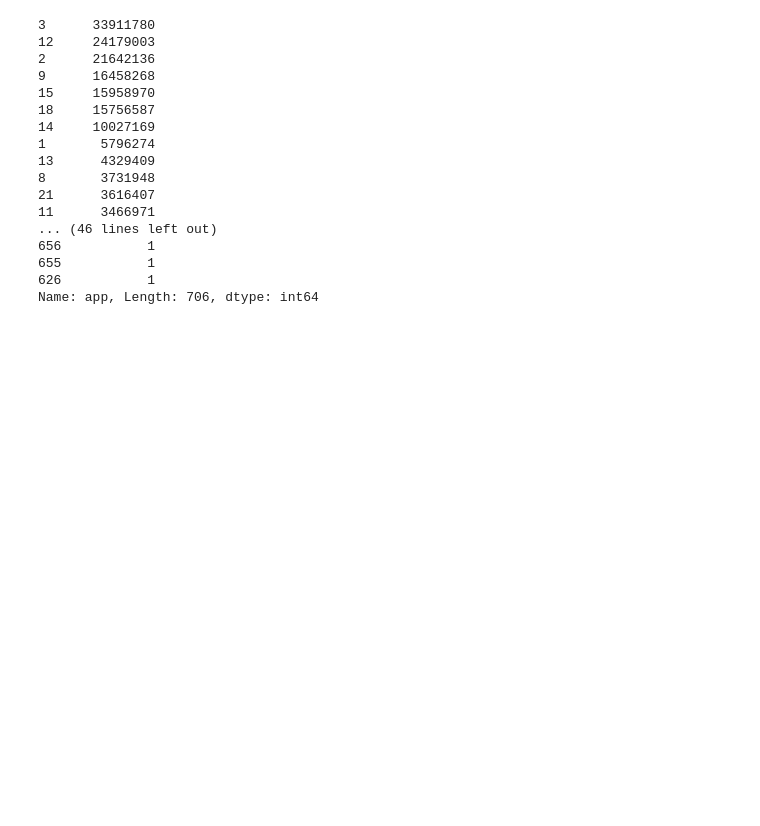
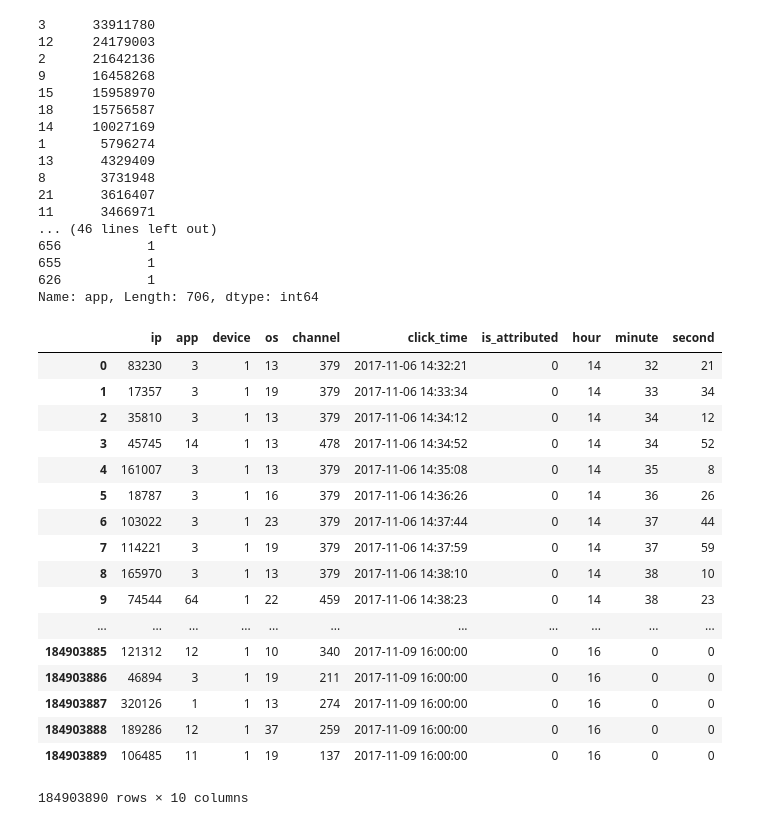
Before and after one commit to kenkoooo/talkingdata-adtracking-fraud-detection, a Jupyter notebook: kenkoooo/data_analysis.ipynb, the cells around one changed output. Saved outputs shown, nothing was run; the diff lists cells and outputs as text; code cells hidden in the pictures; blank space fills up the shorter version.

Commit message:
Update data

```diff
--- a/kenkoooo/data_analysis.ipynb
+++ b/kenkoooo/data_analysis.ipynb
@@ -149,3 +155,32 @@ train["app"].value_counts()
 655           1
 626           1
 Name: app, Length: 706, dtype: int64
+# %%
+train_hour=pd.read_csv("../data/train_hour.csv")
+train_minute=pd.read_csv("../data/train_minute.csv")
+train_second=pd.read_csv("../data/train_second.csv")
+# %%
+train["hour"]=train_hour["click_time"]
+train["minute"]=train_minute["click_time"]
+train["second"]=train_second["click_time"]
+# %%
+train
+# %% [output]
+|  | ip | app | device | os | channel | click_time | is_attributed | hour | minute | second |
+| 0 | 83230 | 3 | 1 | 13 | 379 | 2017-11-06 14:32:21 | 0 | 14 | 32 | 21 |
+| 1 | 17357 | 3 | 1 | 19 | 379 | 2017-11-06 14:33:34 | 0 | 14 | 33 | 34 |
+| 2 | 35810 | 3 | 1 | 13 | 379 | 2017-11-06 14:34:12 | 0 | 14 | 34 | 12 |
+| 3 | 45745 | 14 | 1 | 13 | 478 | 2017-11-06 14:34:52 | 0 | 14 | 34 | 52 |
+| 4 | 161007 | 3 | 1 | 13 | 379 | 2017-11-06 14:35:08 | 0 | 14 | 35 | 8 |
+| 5 | 18787 | 3 | 1 | 16 | 379 | 2017-11-06 14:36:26 | 0 | 14 | 36 | 26 |
+| 6 | 103022 | 3 | 1 | 23 | 379 | 2017-11-06 14:37:44 | 0 | 14 | 37 | 44 |
+| 7 | 114221 | 3 | 1 | 19 | 379 | 2017-11-06 14:37:59 | 0 | 14 | 37 | 59 |
+| 8 | 165970 | 3 | 1 | 13 | 379 | 2017-11-06 14:38:10 | 0 | 14 | 38 | 10 |
+| 9 | 74544 | 64 | 1 | 22 | 459 | 2017-11-06 14:38:23 | 0 | 14 | 38 | 23 |
+| ... | ... | ... | ... | ... | ... | ... | ... | ... | ... | ... |
+| 184903885 | 121312 | 12 | 1 | 10 | 340 | 2017-11-09 16:00:00 | 0 | 16 | 0 | 0 |
+| 184903886 | 46894 | 3 | 1 | 19 | 211 | 2017-11-09 16:00:00 | 0 | 16 | 0 | 0 |
+| 184903887 | 320126 | 1 | 1 | 13 | 274 | 2017-11-09 16:00:00 | 0 | 16 | 0 | 0 |
+| 184903888 | 189286 | 12 | 1 | 37 | 259 | 2017-11-09 16:00:00 | 0 | 16 | 0 | 0 |
+| 184903889 | 106485 | 11 | 1 | 19 | 137 | 2017-11-09 16:00:00 | 0 | 16 | 0 | 0 |
+184903890 rows × 10 columns
```
Also changed, not shown: parts of 13 cells of this notebook, 1 other file.
